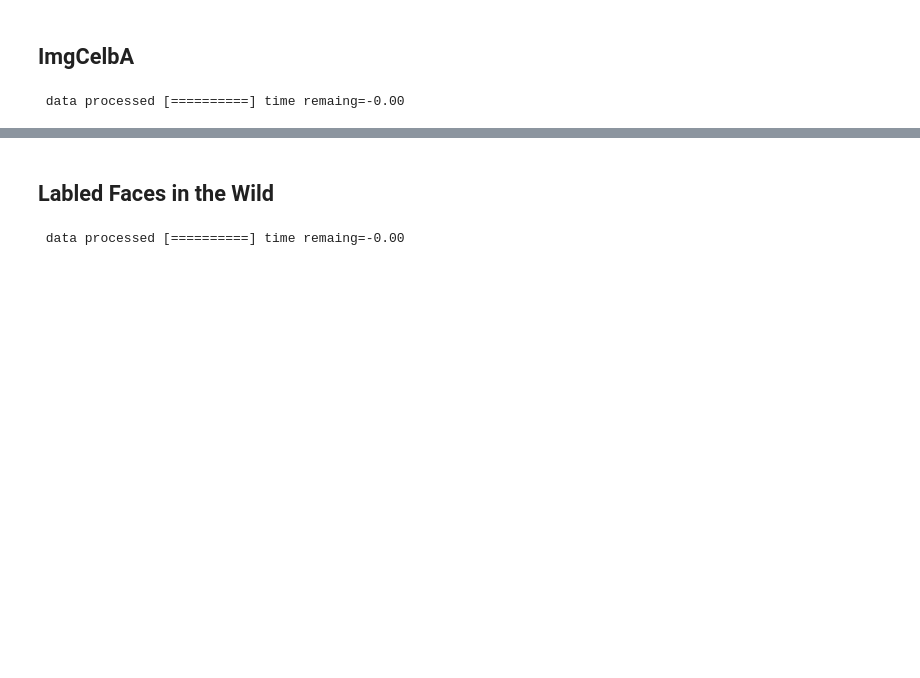
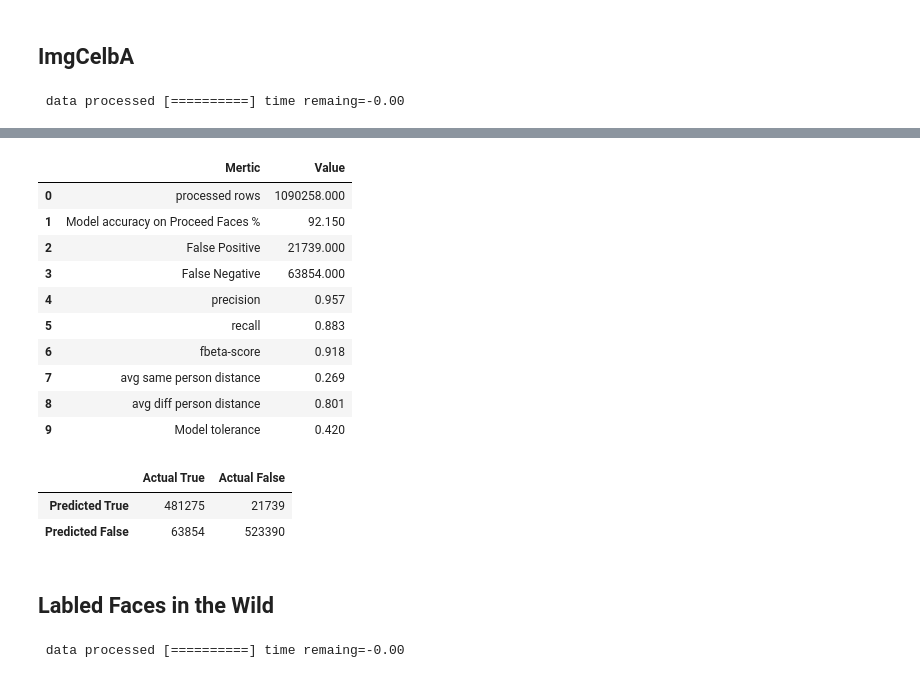
Before and after one commit to ahmedbadr97/conv-facenet, a Jupyter notebook: notebooks/convnext-facenet-train.ipynb, the cells around one changed output, grey strips where cells are left out. Cells and saved outputs as stored; diff of their text form; code cells hidden in the pictures; blank space fills up the shorter version.

```diff
--- a/notebooks/convnext-facenet-train.ipynb
+++ b/notebooks/convnext-facenet-train.ipynb
@@ -215,0 +245,3 @@ error_table
+# %%
+full_test_data_pd = test_data_pd_full.sample(frac=1)
+test_data_pd = full_test_data_pd
@@ -216,3 +253,23 @@ error_table
+# %%
+error_table
+# %% [output]
+|  | Mertic | Value |
+| 0 | processed rows | 1090258.000 |
+| 1 | Model accuracy on Proceed Faces % | 92.150 |
+| 2 | False Positive | 21739.000 |
+| 3 | False Negative | 63854.000 |
+| 4 | precision | 0.957 |
+| 5 | recall | 0.883 |
+| 6 | fbeta-score | 0.918 |
+| 7 | avg same person distance | 0.269 |
+| 8 | avg diff person distance | 0.801 |
+| 9 | Model tolerance | 0.420 |
+# %%
+confusion_matrix
+# %% [output]
+|  | Actual True | Actual False |
+| Predicted True | 481275 | 21739 |
+| Predicted False | 63854 | 523390 |
 # %% [markdown]
 ## Labled Faces in the Wild
 # %%
```
Also changed, not shown: parts of 70 cells of this notebook, 4 other files.
